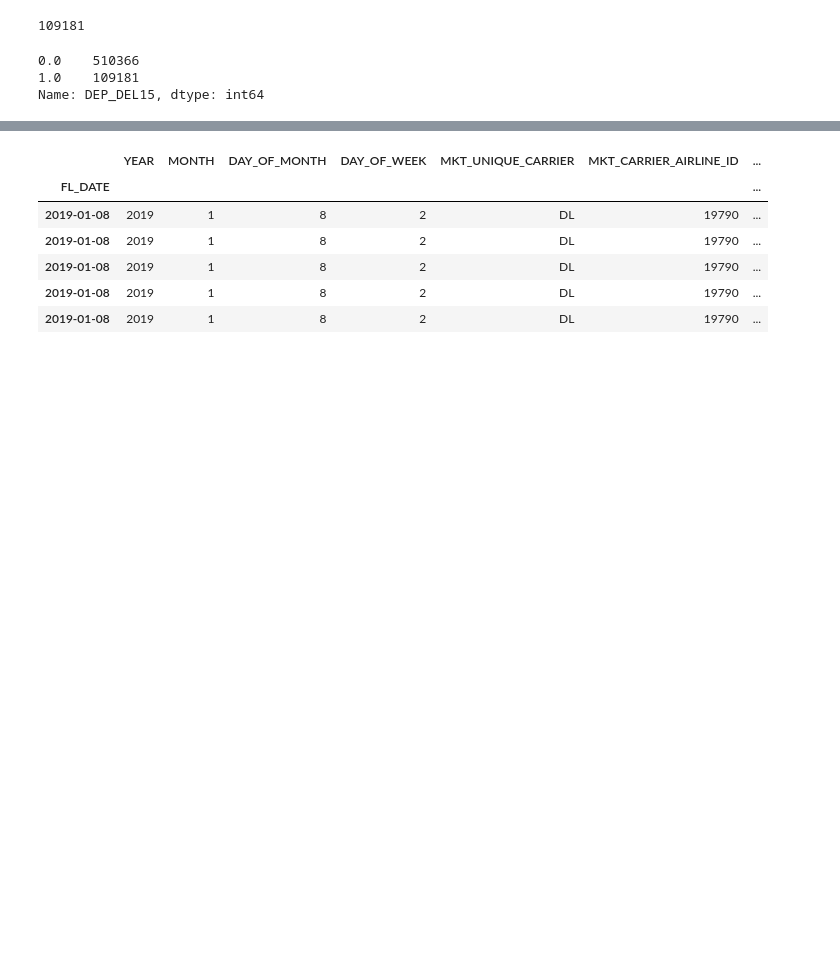
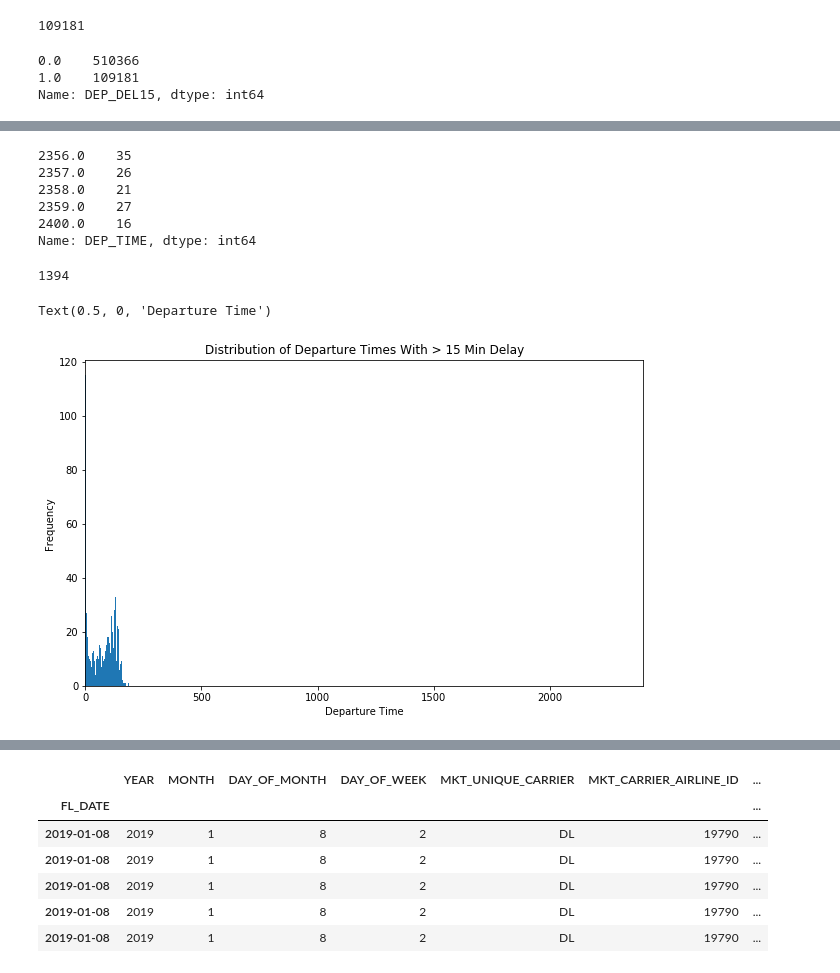
Before and after one commit to mattkeeran/GTRI_ICL_Datasets, a Jupyter notebook: Ontime Flight Data for January.ipynb, the cells around one changed output, grey strips where cells are left out. Cells and saved outputs as stored; diff of their text form; code cells hidden in the pictures; blank space fills up the shorter version.

```diff
--- a/Ontime Flight Data for January.ipynb
+++ b/Ontime Flight Data for January.ipynb
@@ -462,0 +458,20 @@ Name: DEP_DEL15, dtype: int64
+# %%
+data_date[data_date['DEP_DEL15'] == 1]['DEP_TIME'].value_counts().sort_index().tail()
+# %% [output]
+2356.0    35
+2357.0    26
+2358.0    21
+2359.0    27
+2400.0    16
+Name: DEP_TIME, dtype: int64
+# %%
+len(data_date[data_date['DEP_DEL15'] == 1]['DEP_TIME'].value_counts())
+# %% [output]
+1394
+# %%
+ax = data_date[data_date['DEP_DEL15'] == 1]['DEP_TIME'].value_counts().sort_index().plot.hist(figsize=(10,6), bins=100, xlim=(0,2400))
+ax.set_title('Distribution of Departure Times With > 15 Min Delay')
+ax.set_xlabel('Departure Time')
+# %% [output]
+Text(0.5, 0, 'Departure Time')
+[figure, added]
```
Also changed, not shown: parts of 81 cells of this notebook.
